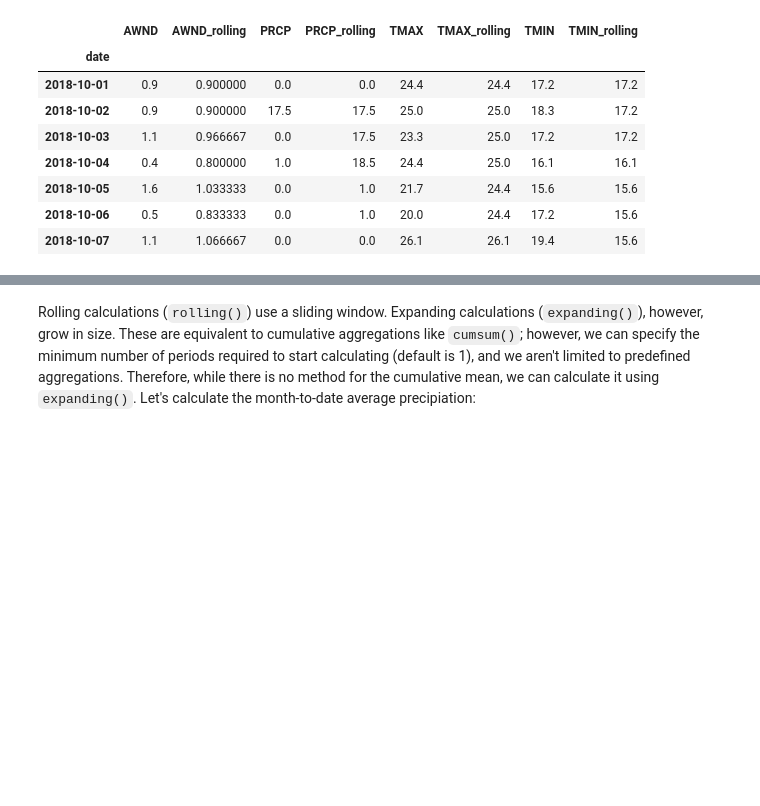
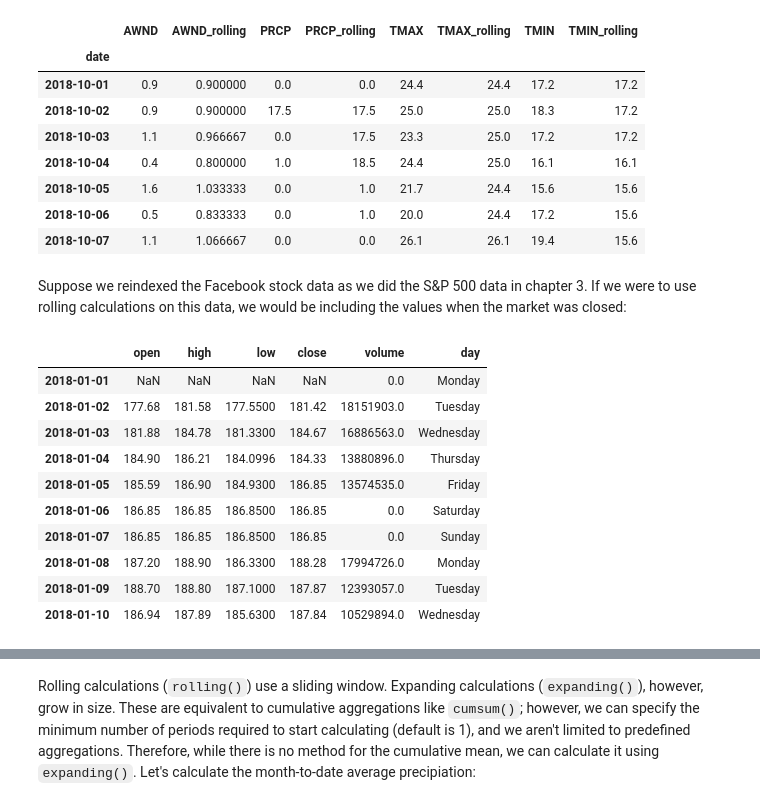
Before and after one commit to stefmolin/Hands-On-Data-Analysis-with-Pandas-2nd-edition, a Jupyter notebook: ch_04/2-dataframe_operations.ipynb, the cells around one changed output, grey strips where cells are left out. Saved outputs shown, nothing was run; the diff lists cells and outputs as text; code cells hidden in the pictures; blank space fills up the shorter version.

```diff
--- a/ch_04/2-dataframe_operations.ipynb
+++ b/ch_04/2-dataframe_operations.ipynb
@@ -339,3 +339,28 @@ central_park_weather['2018-10-01':'2018-10-07'].rolling('3D').agg(
 | 2018-10-05 | 1.6 | 1.033333 | 0.0 | 1.0 | 21.7 | 24.4 | 15.6 | 15.6 |
 | 2018-10-06 | 0.5 | 0.833333 | 0.0 | 1.0 | 20.0 | 24.4 | 17.2 | 15.6 |
 | 2018-10-07 | 1.1 | 1.066667 | 0.0 | 0.0 | 26.1 | 26.1 | 19.4 | 15.6 |
+# %% [markdown]
+Suppose we reindexed the Facebook stock data as we did the S&P 500 data in chapter 3. If we were to use rolling calculations on this data, we would be including the values when the market was closed:
+# %%
+fb_reindexed = fb\
+    .reindex(pd.date_range('2018-01-01', '2018-12-31', freq='D'))\
+    .assign(
+        volume=lambda x: x.volume.fillna(0),
+        close=lambda x: x.close.fillna(method='ffill'),
+        open=lambda x: x.open.combine_first(x.close),
+        high=lambda x: x.high.combine_first(x.close),
+        low=lambda x: x.low.combine_first(x.close)
+    )
+fb_reindexed.assign(day=lambda x: x.index.day_name()).head(10)
+# %% [output]
+|  | open | high | low | close | volume | day |
+| 2018-01-01 | NaN | NaN | NaN | NaN | 0.0 | Monday |
+| 2018-01-02 | 177.68 | 181.58 | 177.5500 | 181.42 | 18151903.0 | Tuesday |
+| 2018-01-03 | 181.88 | 184.78 | 181.3300 | 184.67 | 16886563.0 | Wednesday |
+| 2018-01-04 | 184.90 | 186.21 | 184.0996 | 184.33 | 13880896.0 | Thursday |
+| 2018-01-05 | 185.59 | 186.90 | 184.9300 | 186.85 | 13574535.0 | Friday |
+| 2018-01-06 | 186.85 | 186.85 | 186.8500 | 186.85 | 0.0 | Saturday |
+| 2018-01-07 | 186.85 | 186.85 | 186.8500 | 186.85 | 0.0 | Sunday |
+| 2018-01-08 | 187.20 | 188.90 | 186.3300 | 188.28 | 17994726.0 | Monday |
+| 2018-01-09 | 188.70 | 188.80 | 187.1000 | 187.87 | 12393057.0 | Tuesday |
+| 2018-01-10 | 186.94 | 187.89 | 185.6300 | 187.84 | 10529894.0 | Wednesday |
```
Also changed, not shown: parts of 7 cells of this notebook.
